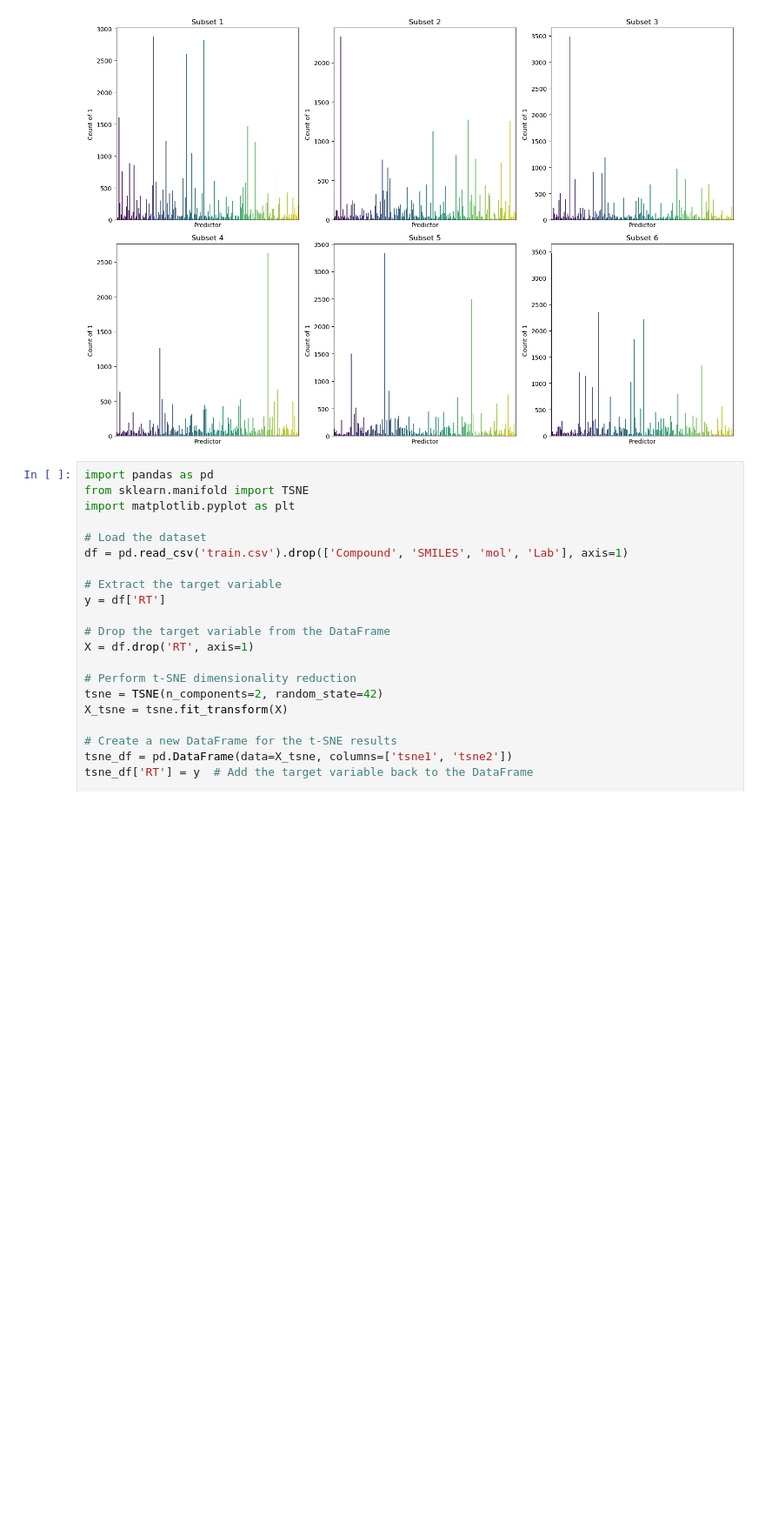
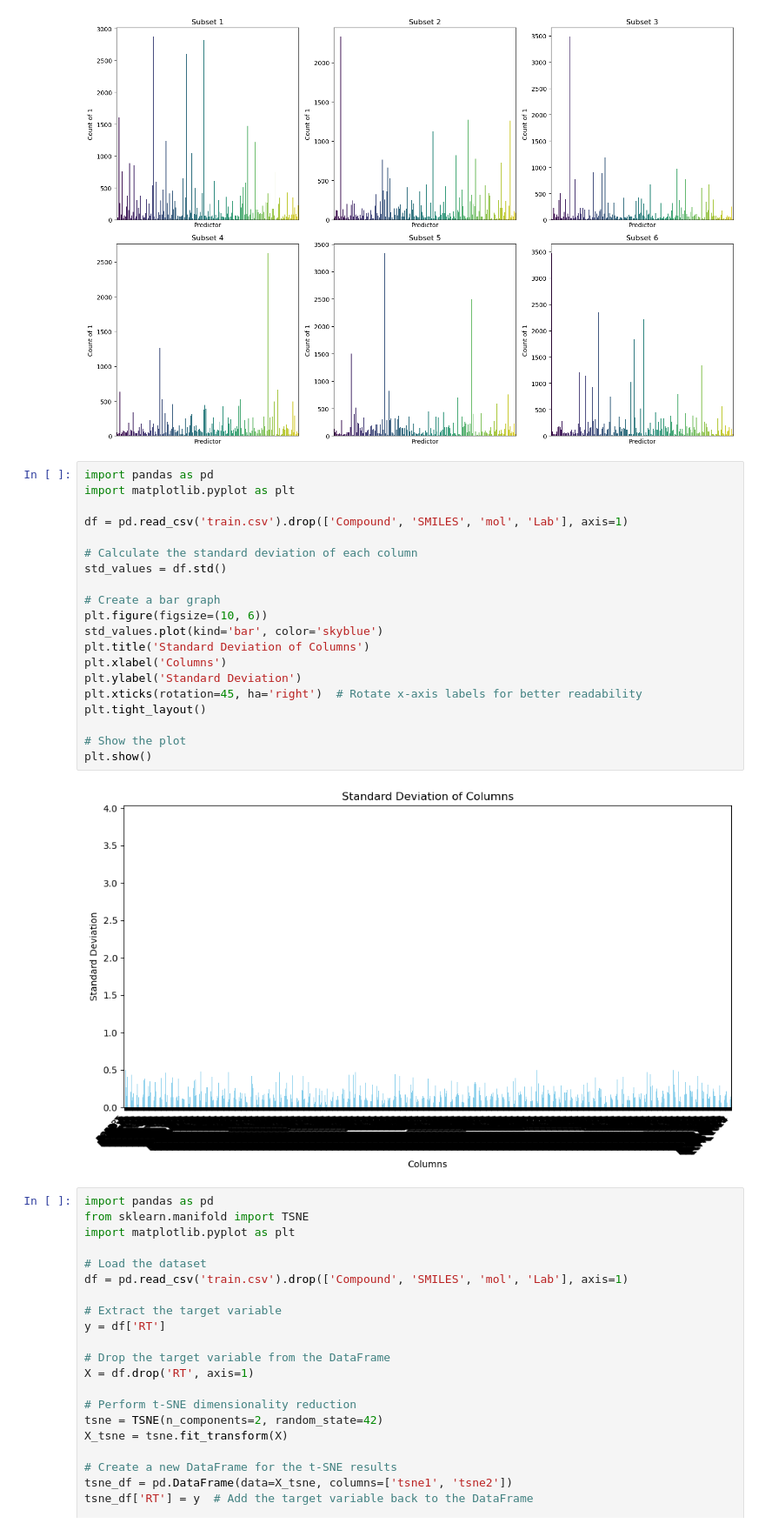
Before and after one commit to melinacherchali/RT-Analyzer, a Jupyter notebook: visualization.ipynb, the cells around one changed output. Shown at 87% size. Drawn from its saved outputs; the diff is of its cells as text; blank space fills up the shorter version.

```diff
--- a/visualization.ipynb
+++ b/visualization.ipynb
@@ -62,6 +62,28 @@ plt.tight_layout()
 plt.show()
 # %% [output]
 [figure]
+# %%
+import pandas as pd
+import matplotlib.pyplot as plt
+
+df = pd.read_csv('train.csv').drop(['Compound', 'SMILES', 'mol', 'Lab'], axis=1)
+
+# Calculate the standard deviation of each column
+std_values = df.std()
+
+# Create a bar graph
+plt.figure(figsize=(10, 6))
+std_values.plot(kind='bar', color='skyblue')
+plt.title('Standard Deviation of Columns')
+plt.xlabel('Columns')
+plt.ylabel('Standard Deviation')
+plt.xticks(rotation=45, ha='right')  # Rotate x-axis labels for better readability
+plt.tight_layout()
+
+# Show the plot
+plt.show()
+# %% [output]
+[figure, added]
 # %%
 import pandas as pd
 from sklearn.manifold import TSNE
```
Also changed, not shown: parts of 1 cell of this notebook, 4 other files.
